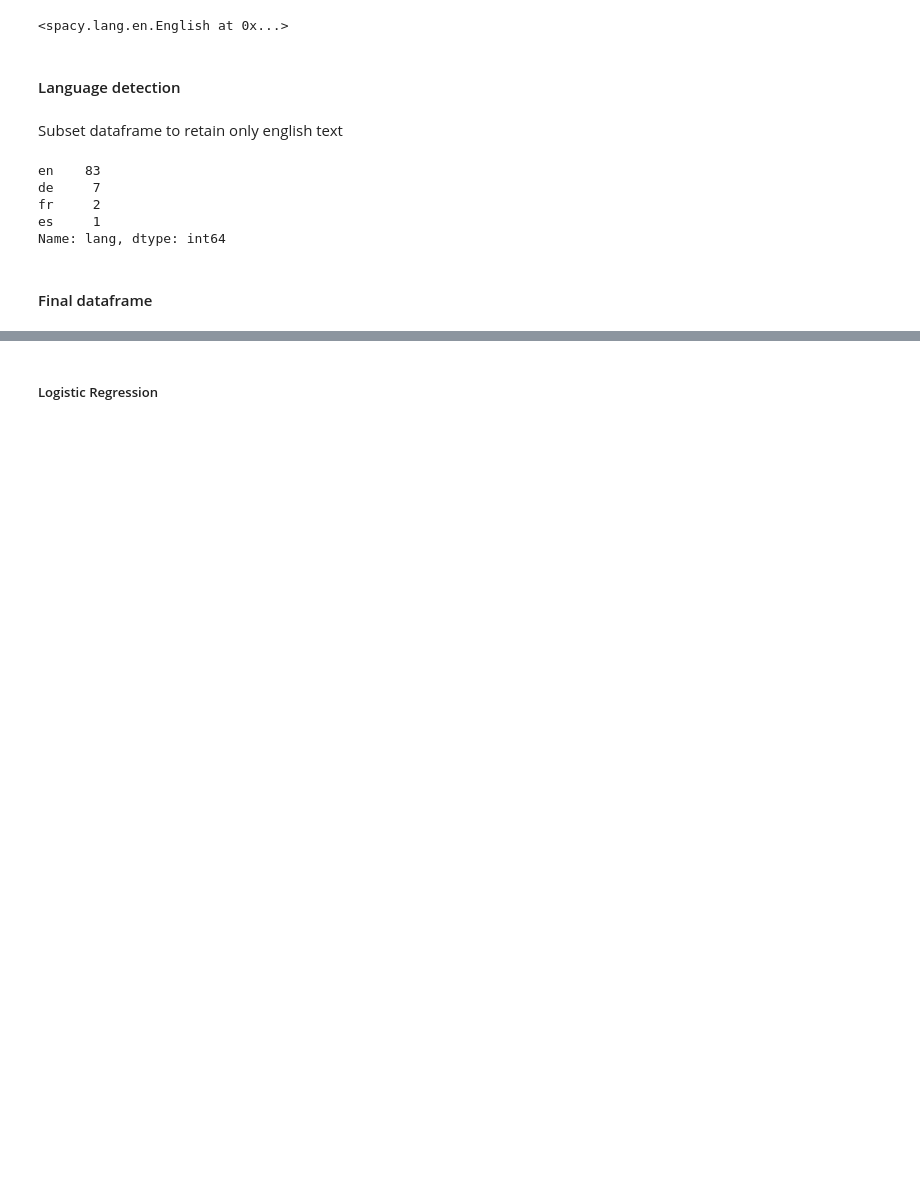
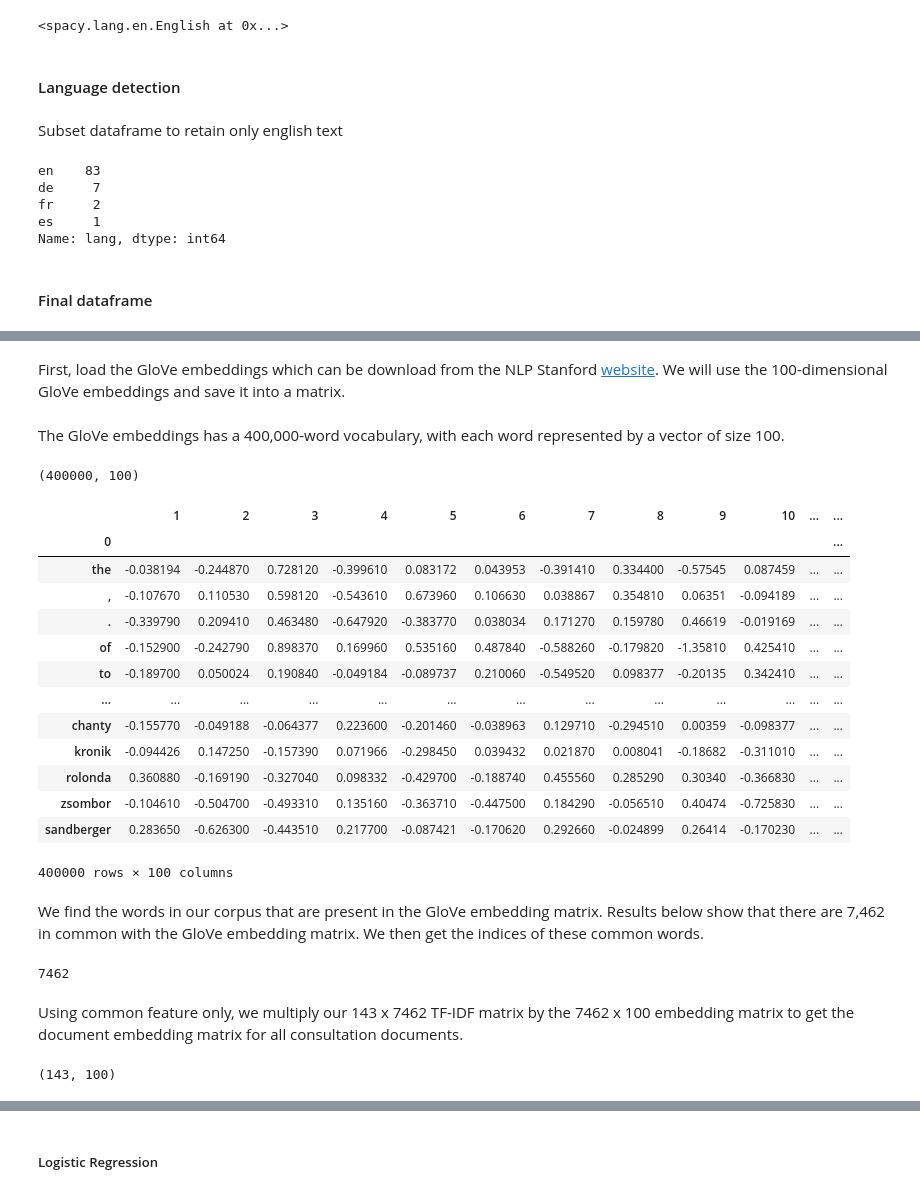
Before and after one commit to adellegia/watermelon, a Jupyter notebook: Text_Classification_BERT.ipynb, the cells around one changed output, grey strips where cells are left out. Cells and saved outputs as stored; diff of their text form; code cells hidden in the pictures; blank space fills up the shorter version.

Commit message:
re-run baseline models using tf-idf document embeddings

```diff
--- a/Text_Classification_BERT.ipynb
+++ b/Text_Classification_BERT.ipynb
@@ -428,0 +453,42 @@ df = pd.read_json(r"./data/df_final_document.json")
+# %% [markdown]
+First, load the GloVe embeddings which can be download from the NLP Stanford <a href = "https://nlp.stanford.edu/projects/glove/">website</a>. We will use the 100-dimensional GloVe embeddings and save it into a matrix.
+# %%
+dims = 100
+
+z = ZipFile("data/glove.6B.zip") # glove zip file saved in data folder
+f = z.open(f'glove.6B.{dims}d.txt')
+
+embed_matrix = pd.read_table(
+    f, sep = " ", index_col = 0,
+    header = None, quoting = csv.QUOTE_NONE
+)
+# %% [markdown]
+The GloVe embeddings has a 400,000-word vocabulary, with each word represented by a vector of size 100.
+# %%
+embed_matrix.shape
+# %% [output]
+(400000, 100)
+# %%
+embed_matrix
+# %% [output]
+|  | 1 | 2 | 3 | 4 | 5 | 6 | 7 | 8 | 9 | 10 | ... | ... |
+| 0 |  |  |  |  |  |  |  |  |  |  |  | ... |
+| the | -0.038194 | -0.244870 | 0.728120 | -0.399610 | 0.083172 | 0.043953 | -0.391410 | 0.334400 | -0.57545 | 0.087459 | ... | ... |
+| , | -0.107670 | 0.110530 | 0.598120 | -0.543610 | 0.673960 | 0.106630 | 0.038867 | 0.354810 | 0.06351 | -0.094189 | ... | ... |
+| . | -0.339790 | 0.209410 | 0.463480 | -0.647920 | -0.383770 | 0.038034 | 0.171270 | 0.159780 | 0.46619 | -0.019169 | ... | ... |
+| of | -0.152900 | -0.242790 | 0.898370 | 0.169960 | 0.535160 | 0.487840 | -0.588260 | -0.179820 | -1.35810 | 0.425410 | ... | ... |
+| to | -0.189700 | 0.050024 | 0.190840 | -0.049184 | -0.089737 | 0.210060 | -0.549520 | 0.098377 | -0.20135 | 0.342410 | ... | ... |
+| ... | ... | ... | ... | ... | ... | ... | ... | ... | ... | ... | ... | ... |
+| chanty | -0.155770 | -0.049188 | -0.064377 | 0.223600 | -0.201460 | -0.038963 | 0.129710 | -0.294510 | 0.00359 | -0.098377 | ... | ... |
+| kronik | -0.094426 | 0.147250 | -0.157390 | 0.071966 | -0.298450 | 0.039432 | 0.021870 | 0.008041 | -0.18682 | -0.311010 | ... | ... |
+| rolonda | 0.360880 | -0.169190 | -0.327040 | 0.098332 | -0.429700 | -0.188740 | 0.455560 | 0.285290 | 0.30340 | -0.366830 | ... | ... |
+| zsombor | -0.104610 | -0.504700 | -0.493310 | 0.135160 | -0.363710 | -0.447500 | 0.184290 | -0.056510 | 0.40474 | -0.725830 | ... | ... |
+| sandberger | 0.283650 | -0.626300 | -0.443510 | 0.217700 | -0.087421 | -0.170620 | 0.292660 | -0.024899 | 0.26414 | -0.170230 | ... | ... |
+400000 rows × 100 columns
+# %% [markdown]
+We find the words in our corpus that are present in the GloVe embedding matrix. Results below show that there are 7,462 in common with the GloVe embedding matrix. We then get the indices of these common words.
+# %%
+common_features = set(embed_matrix.index) & set(vectorizer.get_feature_names_out())
+len(common_features)
+# %% [output]
+7462
@@ -428,0 +498,7 @@ df = pd.read_json(r"./data/df_final_document.json")
+# %% [markdown]
+Using common feature only, we multiply our 143 x 7462 TF-IDF matrix by the 7462 x 100 embedding matrix to get the document embedding matrix for all consultation documents.
+# %%
+doc_matrix = dfm[:,vocab_ids].dot(embed_matrix.loc[common_features,])
+doc_matrix.shape
+# %% [output]
+(143, 100)
```
Also changed, not shown: parts of 22 cells of this notebook.
